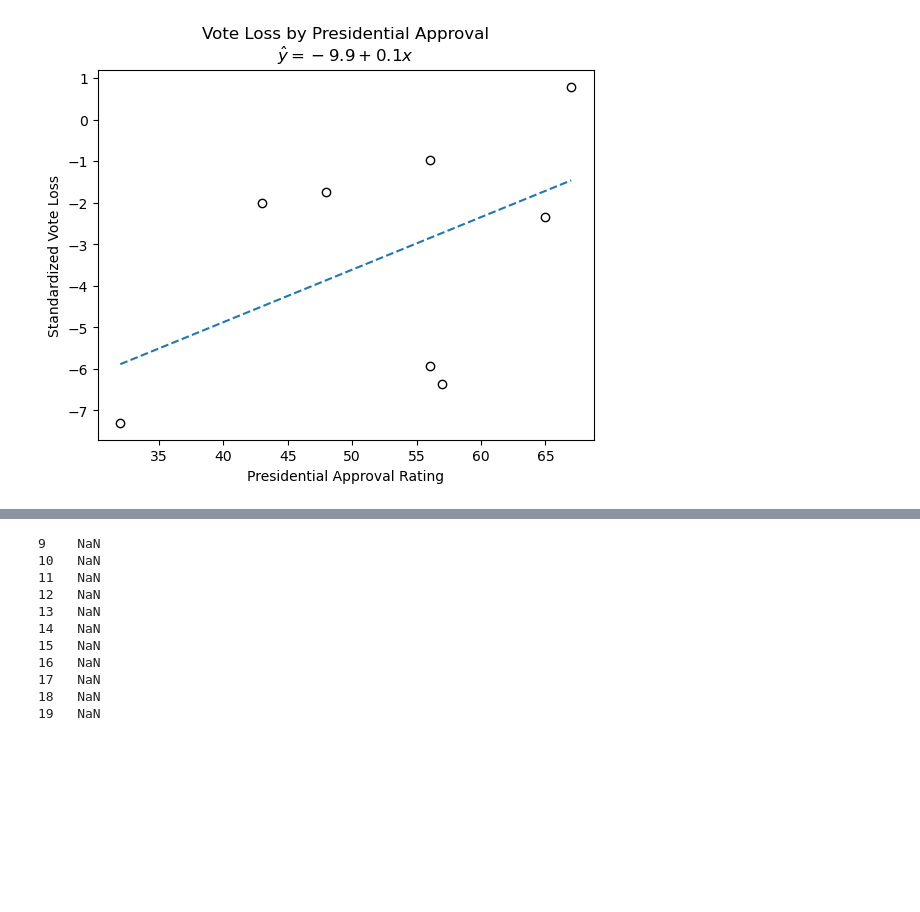
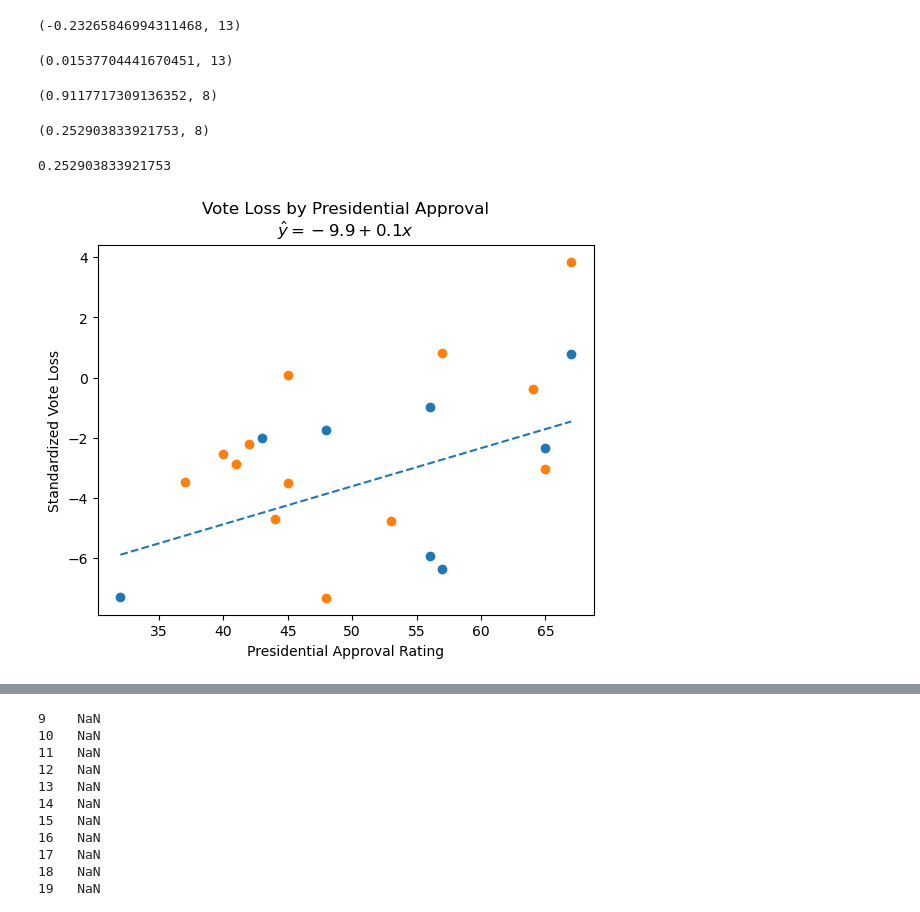
Before and after one commit to alexanderthclark/pols4728, a Jupyter notebook: book/chapters/predictive.ipynb, the cells around one changed output, grey strips where cells are left out. Cells and saved outputs as stored; diff of their text form; code cells hidden in the pictures; blank space fills up the shorter version.

Commit message:
tufte

```diff
--- a/book/chapters/predictive.ipynb
+++ b/book/chapters/predictive.ipynb
@@ -38,34 +39,64 @@ Once you have finalized a set of predictors, there is no *tuning* involved in ru
 import pandas as pd
 import matplotlib.pyplot as plt
 import statsmodels.formula.api as smf
+import statsmodels.api as sm
+from predictive import calculate_out_of_sample_r2
 
-url = 'https://raw.githubusercontent.com/alexanderthclark/pols4728/refs/heads/main/data/tufte_midterms_extended.csv'
+url = 'https://raw.githubusercontent.com/alexanderthclark/pols4728/refs/heads/main/data/tufte_midterms.csv'
 df = pd.read_csv(url)
 
 # Tufte analysis
+tufte_model = smf.ols(formula='vote_loss ~ pres_approval + delta_rdi', data=df[df.in_original==True]).fit()
+tufte_model_sub = smf.ols(formula='vote_loss ~ pres_approval + dpi_pc_pct_yoy', data=df[df.in_original==True]).fit()
+out_of_sample_average = sm.OLS(df[df.year > 1970].vote_loss, np.ones(13)).fit()
+tufte_approval_only = smf.ols(formula='vote_loss ~ pres_approval', data=df[df.in_original==True]).fit()
+
+df['single_lin_reg_residuals'] = df.vote_loss - tufte_approval_only.predict(df.pres_approval)
+df['multi_reg_residuals'] = df.vote_loss - tufte_model_sub.predict(df[['pres_approval', 'dpi_pc_pct_yoy']])
+
 df1 = df[df.in_original==True]
 df2 = df[df.year > 1970]
-tufte_model = smf.ols(formula='vote_loss ~ pres_approval + delta_rdi', data=df1).fit()
-tufte_approval_only = smf.ols(formula='vote_loss ~ pres_approval', data=df1).fit()
+# %%
+calculate_out_of_sample_r2(tufte_model_sub, df2)
+# %% [output]
+(-0.23265846994311468, 13)
+# %%
+calculate_out_of_sample_r2(tufte_approval_only, df2)
+# %% [output]
+(0.01537704441670451, 13)
+# %%
+calculate_out_of_sample_r2(tufte_model, df1)
+# %% [output]
+(0.9117717309136352, 8)
+# %%
+calculate_out_of_sample_r2(tufte_approval_only, df1)
+# %% [output]
+(0.252903833921753, 8)
+# %%
+tufte_approval_only.rsquared
+# %% [output]
+0.252903833921753
 # %%
 res = smf.ols(formula='vote_loss ~ pres_approval', data=df1).fit()
 eq = r"$\hat{y} = " + fr"{res.params[0]:+.1f}{res.params[1]:+.1f}x$"
 
+
+
 y = df1.vote_loss
-plt.scatter(df1.pres_approval, y, ec='black', fc='white')
+plt.scatter(df1.pres_approval, y, color='C0')
 
 y = df2.vote_loss
-plt.scatter(df2.pres_approval, y, ec='black', fc='white')
+plt.scatter(df2.pres_approval, y, color='C1')
 
 plt.ylabel("Standardized Vote Loss")
 plt.xlabel("Presidential Approval Rating")
 plt.title("Vote Loss by Presidential Approval\n" + eq)
 
 x0, x1 = df1.pres_approval.min(), df1.pres_approval.max()
 y0 = res.params.values @ np.array([1, x0])
 y1 = res.params.values @ np.array([1, x1])
 
 plt.plot([x0, x1], [y0, y1], ls='dashed')
 plt.show()
 # %% [output]
-[figure, old version]
+[figure, new version]
```
Also changed, not shown: parts of 5 cells of this notebook, 2 other files.
